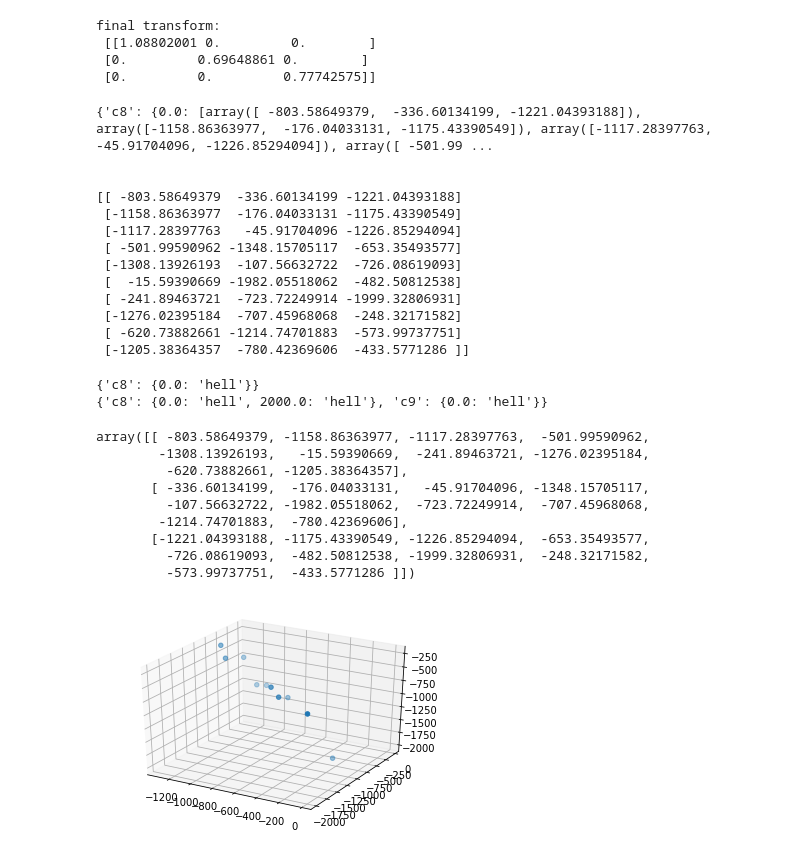
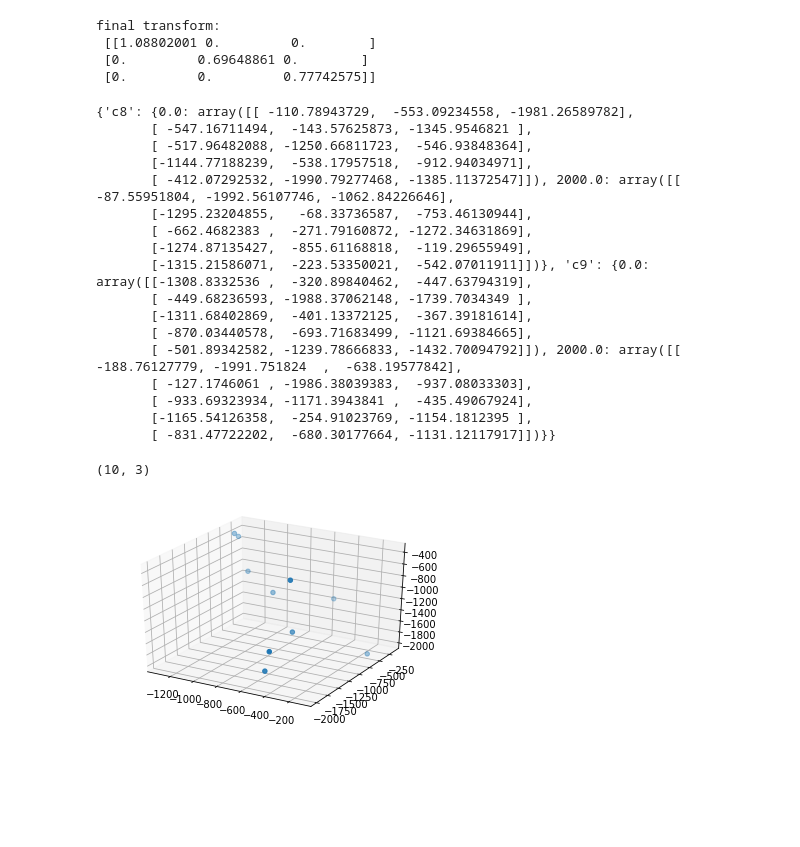
Before and after one commit to josephhic/AutoDot, a Jupyter notebook: notebooks/refactored.ipynb, the cells around one changed output. Drawn from its saved outputs; the diff is of its cells as text; code cells hidden in the pictures; blank space fills up the shorter version.

```diff
--- a/notebooks/refactored.ipynb
+++ b/notebooks/refactored.ipynb
@@ -197,19 +205,21 @@ final transform:
  [0.         0.         0.77742575]]
 # %%
 print(dic)
-print("\n")
-print(out)
 # %% [output]
-{'c8': {0.0: [array([ -803.58649379,  -336.60134199, -1221.04393188]), array([-1158.86363977,  -176.04033131, -1175.43390549]), array([-1117.28397763,   -45.91704096, -1226.85294094]), array([ -501.99 ...
-
-
-[[ -803.58649379  -336.60134199 -1221.04393188]
- [-1158.86363977  -176.04033131 -1175.43390549]
- [-1117.28397763   -45.91704096 -1226.85294094]
- [ -501.99590962 -1348.15705117  -653.35493577]
- [-1308.13926193  -107.56632722  -726.08619093]
- [  -15.59390669 -1982.05518062  -482.50812538]
- [ -241.89463721  -723.72249914 -1999.32806931]
- [-1276.02395184  -707.45968068  -248.32171582]
- [ -620.73882661 -1214.74701883  -573.99737751]
- [-1205.38364357  -780.42369606  -433.5771286 ]]
+{'c8': {0.0: array([[ -110.78943729,  -553.09234558, -1981.26589782],
+       [ -547.16711494,  -143.57625873, -1345.9546821 ],
+       [ -517.96482088, -1250.66811723,  -546.93848364],
+       [-1144.77188239,  -538.17957518,  -912.94034971],
+       [ -412.07292532, -1990.79277468, -1385.11372547]]), 2000.0: array([[  -87.55951804, -1992.56107746, -1062.84226646],
+       [-1295.23204855,   -68.33736587,  -753.46130944],
+       [ -662.4682383 ,  -271.79160872, -1272.34631869],
+       [-1274.87135427,  -855.61168818,  -119.29655949],
+       [-1315.21586071,  -223.53350021,  -542.07011911]])}, 'c9': {0.0: array([[-1308.8332536 ,  -320.89840462,  -447.63794319],
+       [ -449.68236593, -1988.37062148, -1739.7034349 ],
+       [-1311.68402869,  -401.13372125,  -367.39181614],
+       [ -870.03440578,  -693.71683499, -1121.69384665],
+       [ -501.89342582, -1239.78666833, -1432.70094792]]), 2000.0: array([[ -188.76127779, -1991.751824  ,  -638.19577842],
+       [ -127.1746061 , -1986.38039383,  -937.08033303],
+       [ -933.69323934, -1171.3943841 ,  -435.49067924],
+       [-1165.54126358,  -254.91023769, -1154.1812395 ],
+       [ -831.47722202,  -680.30177664, -1131.12117917]])}}
@@ -218,48 +226,31 @@ trans_dict = {}
-# %%
-for gate in dic:
-    for vol in dic[gate]:
-        if gate in trans_dict:
-            print(trans_dict)
-            trans_dict[gate][vol] = "hell"
-        else:
-            trans_dict[gate] = {vol: "hell"}
-# %% [output]
-{'c8': {0.0: 'hell'}}
-{'c8': {0.0: 'hell', 2000.0: 'hell'}, 'c9': {0.0: 'hell'}}
-# %%
-out.T
-# %% [output]
-array([[ -803.58649379, -1158.86363977, -1117.28397763,  -501.99590962,
-        -1308.13926193,   -15.59390669,  -241.89463721, -1276.02395184,
-         -620.73882661, -1205.38364357],
-       [ -336.60134199,  -176.04033131,   -45.91704096, -1348.15705117,
-         -107.56632722, -1982.05518062,  -723.72249914,  -707.45968068,
-        -1214.74701883,  -780.42369606],
-       [-1221.04393188, -1175.43390549, -1226.85294094,  -653.35493577,
-         -726.08619093,  -482.50812538, -1999.32806931,  -248.32171582,
-         -573.99737751,  -433.5771286 ]])
+# %%
+zero = create_dense_cloud(dic)
+
+zero.shape
+# %% [output]
+(10, 3)
 # %%
 # This import registers the 3D projection, but is otherwise unused.
 from mpl_toolkits.mplot3d import Axes3D  # noqa: F401 unused import
 
 import matplotlib.pyplot as plt
 import numpy as np
 
 # Fixing random state for reproducibility
 np.random.seed(19680801)
 
 
 def randrange(n, vmin, vmax):
     '''
     Helper function to make an array of random numbers having shape (n, )
     with each number distributed Uniform(vmin, vmax).
     '''
     return (vmax - vmin)*np.random.rand(n) + vmin
 
 fig = plt.figure()
 ax = fig.add_subplot(111, projection='3d')
 
-ax.scatter(*out.T)
+ax.scatter(*zero.T)
 plt.show()
 # %% [output]
-[figure, old version]
+[figure, new version]
```
Also changed, not shown: parts of 7 cells of this notebook, 10 other files.
